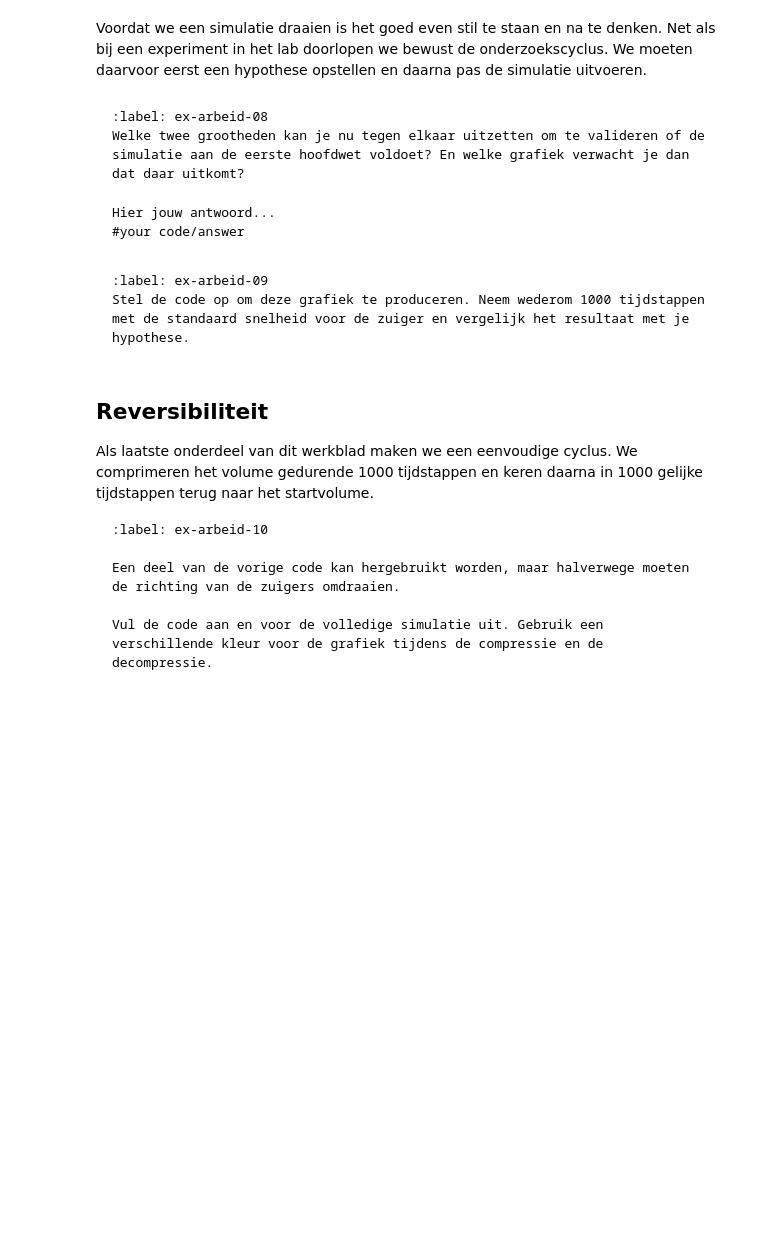
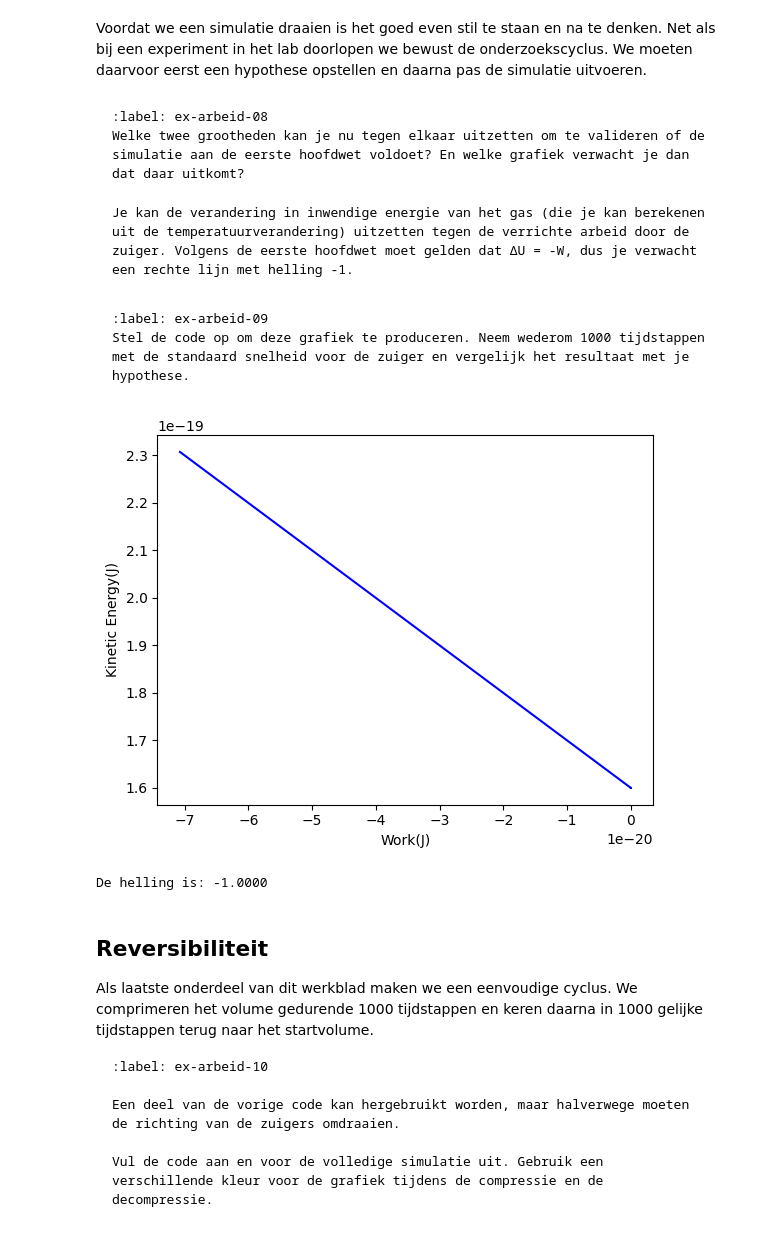
Before and after one commit to srimanp07/SrimanAbel, a Jupyter notebook: Content/PySim/7_arbeid.ipynb, the cells around one changed output. Drawn from its saved outputs; the diff is of its cells as text; code cells hidden in the pictures; blank space fills up the shorter version.

Commit message:
arbeid final

````diff
--- a/Content/PySim/7_arbeid.ipynb
+++ b/Content/PySim/7_arbeid.ipynb
@@ -449,8 +496,7 @@ Welke twee grootheden kan je nu tegen elkaar uitzetten om te valideren of de sim
 ```
 
 ```{solution} ex-arbeid-08
-Hier jouw antwoord...
-#your code/answer
+Je kan de verandering in inwendige energie van het gas (die je kan berekenen uit de temperatuurverandering) uitzetten tegen de verrichte arbeid door de zuiger. Volgens de eerste hoofdwet moet gelden dat ΔU = -W, dus je verwacht een rechte lijn met helling -1.
 ```
 # %% [markdown]
 ```{exercise} Hoofdwet gecontroleerd
@@ -460,13 +506,35 @@ Stel de code op om deze grafiek te produceren. Neem wederom 1000 tijdstappen met
 # %%
 particles = []
 pressure = 0.0
 work = 0.0
 box_length = BOX_SIZE_0         # zetten zuiger terug
 v_piston = V_PISTON_0
 create_particles(particles)     # resetten deeltjes
 
+#deltaU=W en deltaU is gelijk aan de verandering in kinetische energie
+work_values = []
+Ekin_values = []
+
 # RUIMTE VOOR VERDERE UITWERKING
 #your code/answer
+for i in range(1000):
+    take_time_step(particles)
+    work_values.append(work)
+    Ekin = sum([p.kin_energy for p in particles])
+    Ekin_values.append(Ekin)
+
+plt.figure()
+plt.plot(work_values, Ekin_values, '-b')
+plt.xlabel('Work(J)')
+plt.ylabel('Kinetic Energy(J)')
+plt.show()
+
+helling, intercept = np.polyfit(work_values, Ekin_values, 1)
+
+print(f"De helling is: {helling:.4f}")
+# %% [output]
+[figure, added]
+De helling is: -1.0000
 # %% [markdown]
 ## Reversibiliteit
 Als laatste onderdeel van dit werkblad maken we een eenvoudige cyclus. We comprimeren het volume gedurende 1000 tijdstappen en keren daarna in 1000 gelijke tijdstappen terug naar het startvolume.
````
Also changed, not shown: parts of 14 cells of this notebook.
